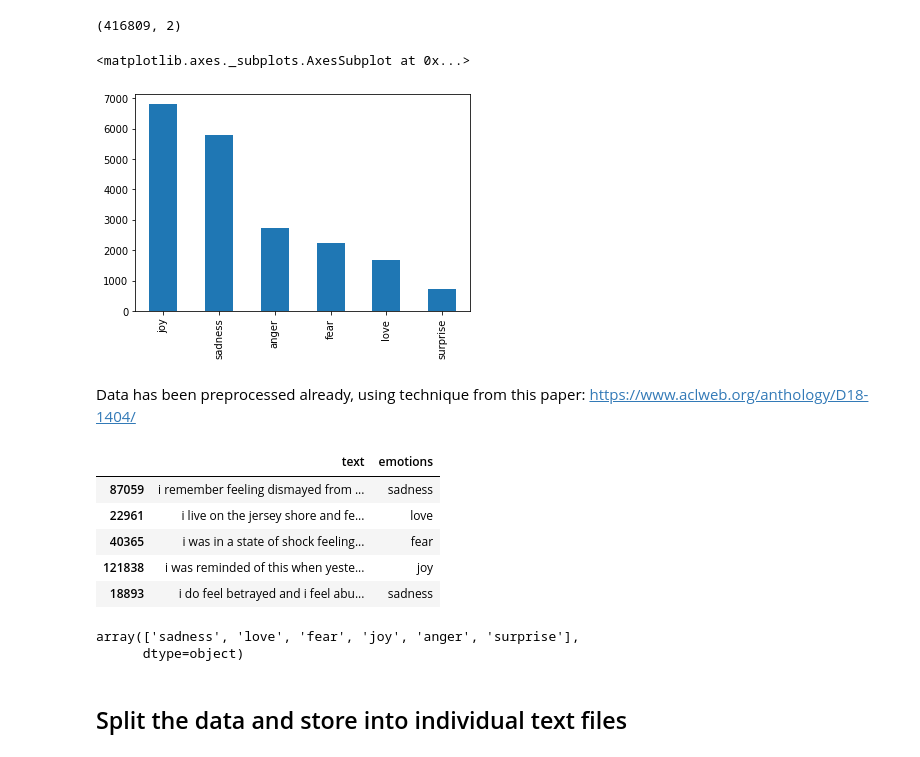
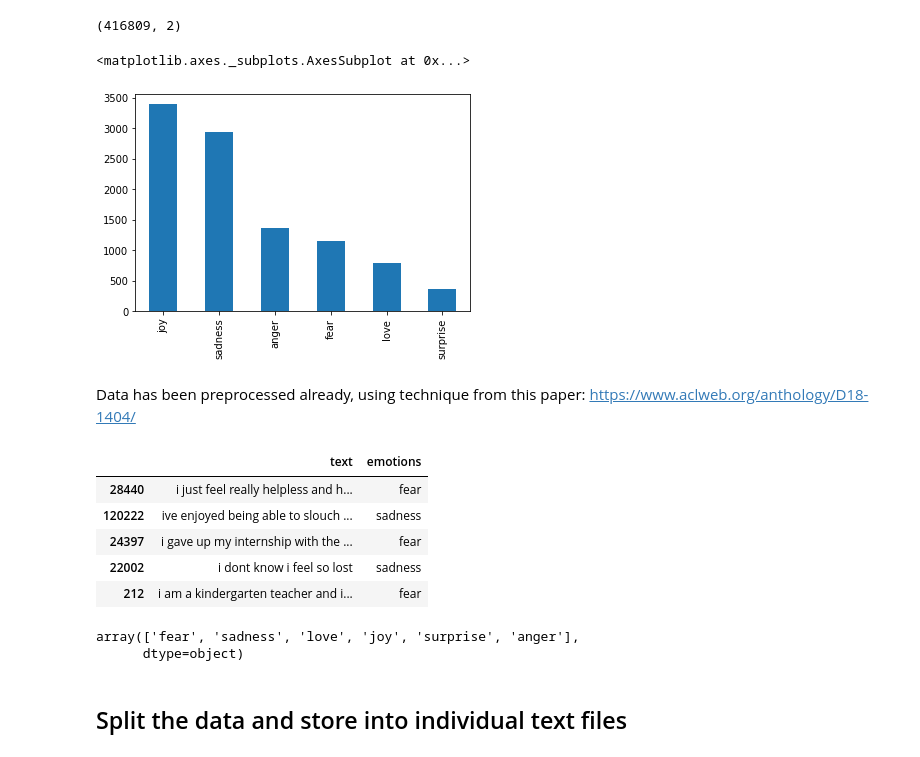
Before and after one commit to OlegBEZb/emotion_classification, a Jupyter notebook: transformers_doc/tensorflow/training.ipynb, the cells around one changed output. Drawn from its saved outputs; the diff is of its cells as text; code cells hidden in the pictures.

```diff
--- a/transformers_doc/tensorflow/training.ipynb
+++ b/transformers_doc/tensorflow/training.ipynb
@@ -65,31 +56,38 @@ def load_from_pickle(directory):
 # %%
 data = load_from_pickle(directory="merged_training.pkl")
 
-## using a sample
-emotions = [ "sadness", "joy", "love", "anger", "fear", "surprise"]
-data = data[data["emotions"].isin(emotions)]
+## emotion labels
+label2int = {
+  "sadness": 0,
+  "joy": 1,
+  "love": 2,
+  "anger": 3,
+  "fear": 4,
+  "surprise": 5
+}
+
+data = data[data["emotions"].isin(label2int.keys())]
 
 print(data.shape)
 
-
-data = data.sample(n=20000);
+data = data.sample(n=10000);
 
 data.emotions.value_counts().plot.bar()
 # %% [output]
 (416809, 2)
 <matplotlib.axes._subplots.AxesSubplot at 0x...>
-[figure, old version]
+[figure, new version]
 # %% [markdown]
 Data has been preprocessed already, using technique from this paper: https://www.aclweb.org/anthology/D18-1404/
 # %%
 data.head()
 # %% [output]
 |  | text | emotions |
-| 87059 | i remember feeling dismayed from ... | sadness |
-| 22961 | i live on the jersey shore and fe... | love |
-| 40365 | i was in a state of shock feeling... | fear |
-| 121838 | i was reminded of this when yeste... | joy |
-| 18893 | i do feel betrayed and i feel abu... | sadness |
+| 28440 | i just feel really helpless and h... | fear |
+| 120222 | ive enjoyed being able to slouch ... | sadness |
+| 24397 | i gave up my internship with the ... | fear |
+| 22002 | i dont know i feel so lost | sadness |
+| 212 | i am a kindergarten teacher and i... | fear |
 # %%
 ## reset index
 data.reset_index(drop=True, inplace=True)
@@ -97,7 +95,7 @@ data.reset_index(drop=True, inplace=True)
 ## check unique emotions in the dataset
 data.emotions.unique()
 # %% [output]
-array(['sadness', 'love', 'fear', 'joy', 'anger', 'surprise'],
+array(['fear', 'sadness', 'love', 'joy', 'surprise', 'anger'],
       dtype=object)
 # %% [markdown]
 ## Split the data and store into individual text files
```
Also changed, not shown: parts of 35 cells of this notebook.
